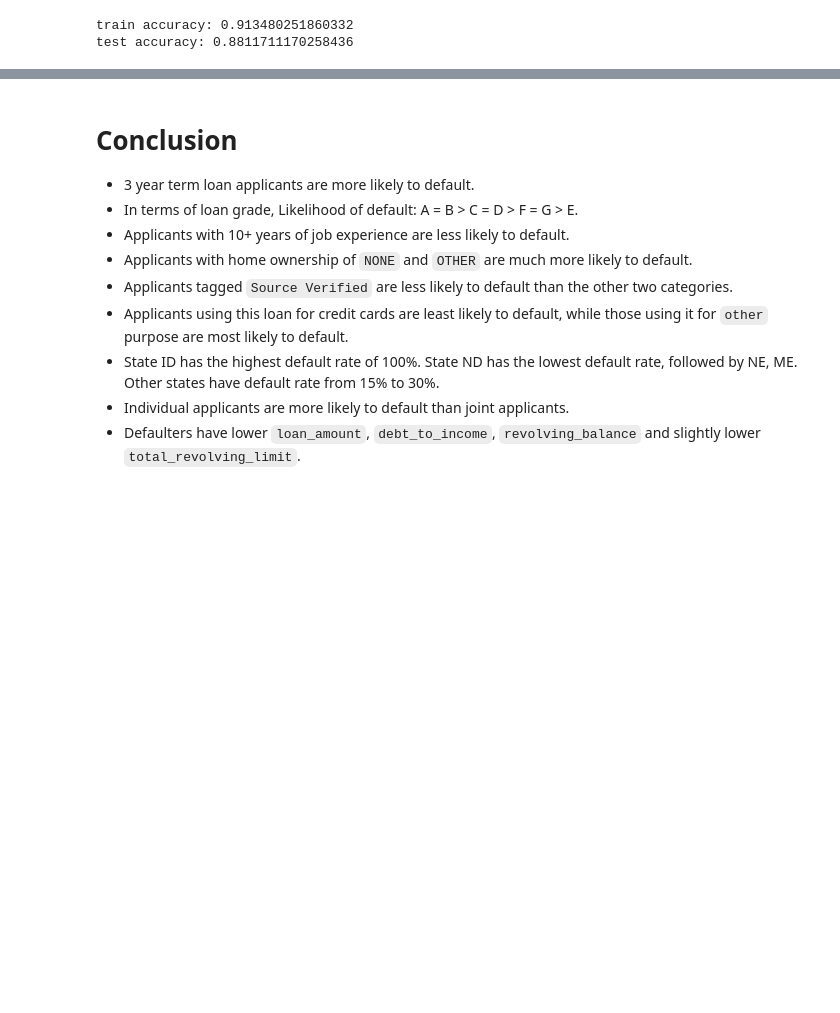
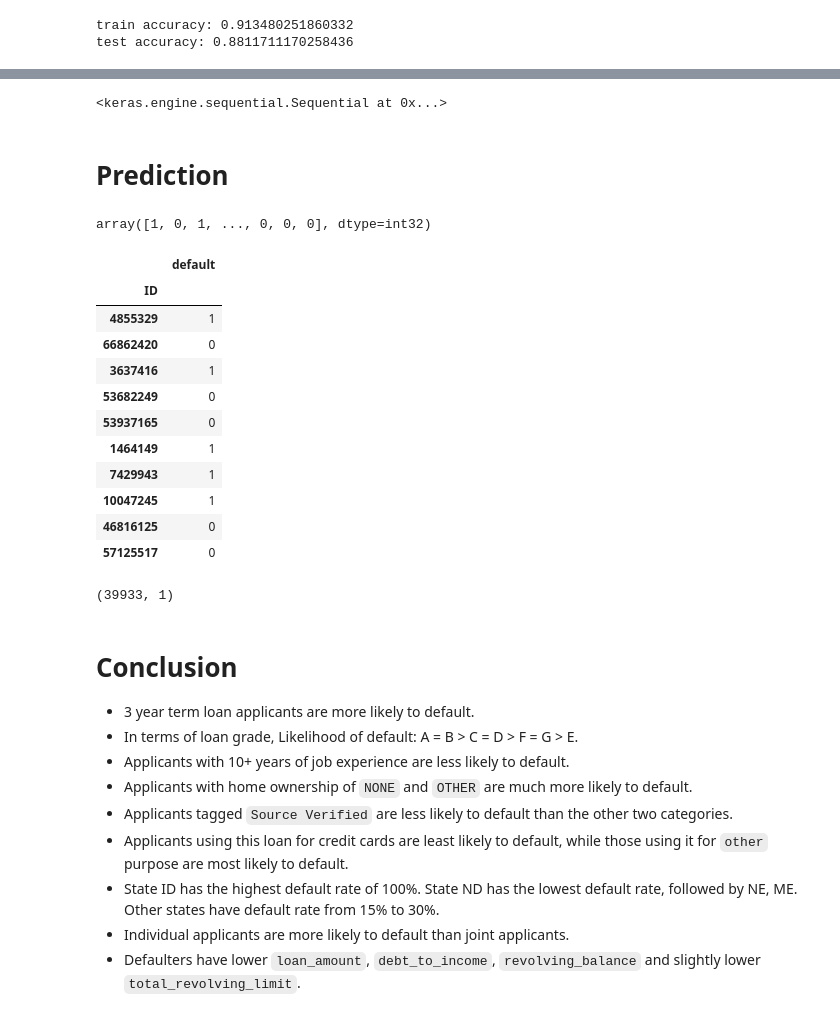
Before and after one commit to liangym2014/Data-science-and-machine-learning, a Jupyter notebook: 8.Hackathon_Loan_Default.ipynb, the cells around one changed output, grey strips where cells are left out. Saved outputs shown, nothing was run; the diff lists cells and outputs as text; code cells hidden in the pictures; blank space fills up the shorter version.

Commit message:
Tune NN and make prediction.

```diff
--- a/8.Hackathon_Loan_Default.ipynb
+++ b/8.Hackathon_Loan_Default.ipynb
@@ -1433,0 +1411,36 @@ output.to_csv("cattle4_submission.csv")
+# %%
+best_model = m1   # choose the best model
+best_model
+# %% [output]
+<keras.engine.sequential.Sequential at 0x...>
+# %% [markdown]
+# Prediction
+# %%
+# predict = best_model.predict(test_X)      # for ensemble
+
+predict = best_model.predict(ntest_X)    # for NN
+predict = np.round(predict.flatten()).astype("int32")
+
+predict
+# %% [output]
+array([1, 0, 1, ..., 0, 0, 0], dtype=int32)
+# %%
+output["default"] = predict
+output.head(10)
+# %% [output]
+|  | default |
+| ID |  |
+| 4855329 | 1 |
+| 66862420 | 0 |
+| 3637416 | 1 |
+| 53682249 | 0 |
+| 53937165 | 0 |
+| 1464149 | 1 |
+| 7429943 | 1 |
+| 10047245 | 1 |
+| 46816125 | 0 |
+| 57125517 | 0 |
+# %%
+output.shape
+# %% [output]
+(39933, 1)
```
Also changed, not shown: parts of 136 cells of this notebook.
